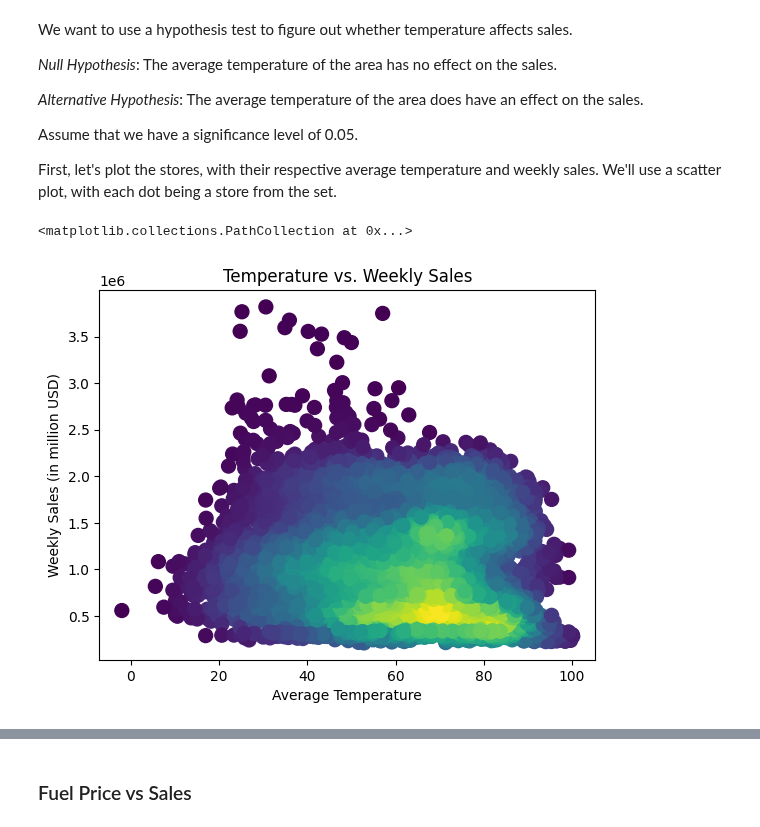
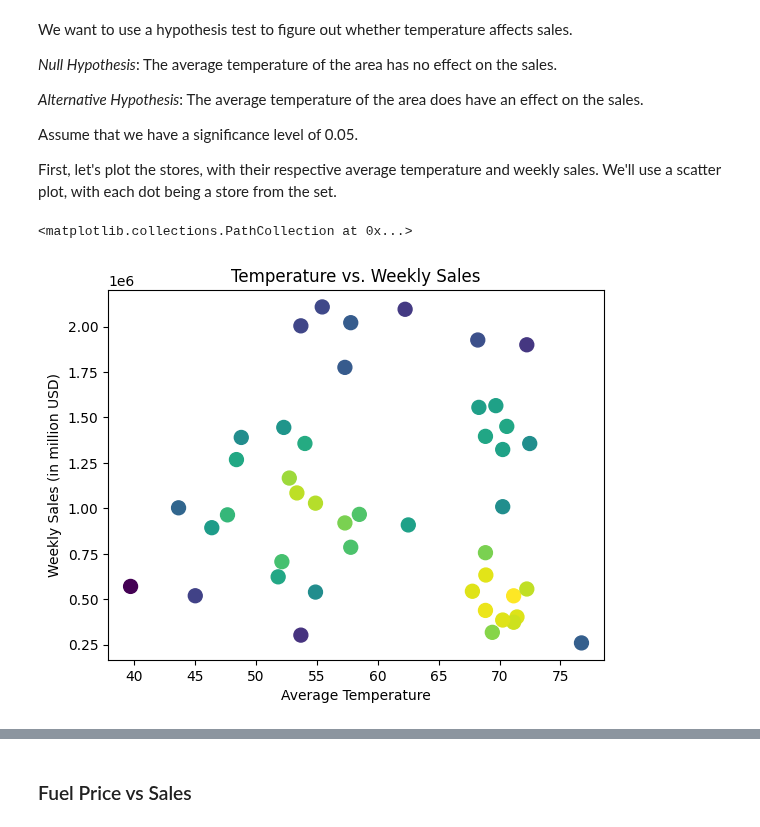
Before and after one commit to ChrisPerezLebron/CMSC320Project, a Jupyter notebook: main.ipynb, the cells around one changed output, grey strips where cells are left out. Drawn from its saved outputs; the diff is of its cells as text; code cells hidden in the pictures.

```diff
--- a/main.ipynb
+++ b/main.ipynb
@@ -290,19 +251,21 @@ Assume that we have a significance level of 0.05.
 
 First, let's plot the stores, with their respective average temperature and weekly sales. We'll use a scatter plot, with each dot being a store from the set.
 # %%
-temp = df["Temperature"]
-sales = df["Weekly_Sales"]
+store_avgs = df.groupby("Store").mean("Temperature")
+
+temp = store_avgs["Temperature"]
+sales = store_avgs["Weekly_Sales"]
 
 ts = np.vstack([temp,sales])
 z = sci.stats.gaussian_kde(ts)(ts)
 
 fig, plot = plt.subplots()
 
 plt.title("Temperature vs. Weekly Sales")
 plt.xlabel("Average Temperature")
 plt.ylabel("Weekly Sales (in million USD)")
 
 plot.scatter(temp, sales, c=z, s=100)
 # %% [output]
 <matplotlib.collections.PathCollection at 0x...>
-[figure, old version]
+[figure, new version]
```
Also changed, not shown: parts of 13 cells of this notebook.
